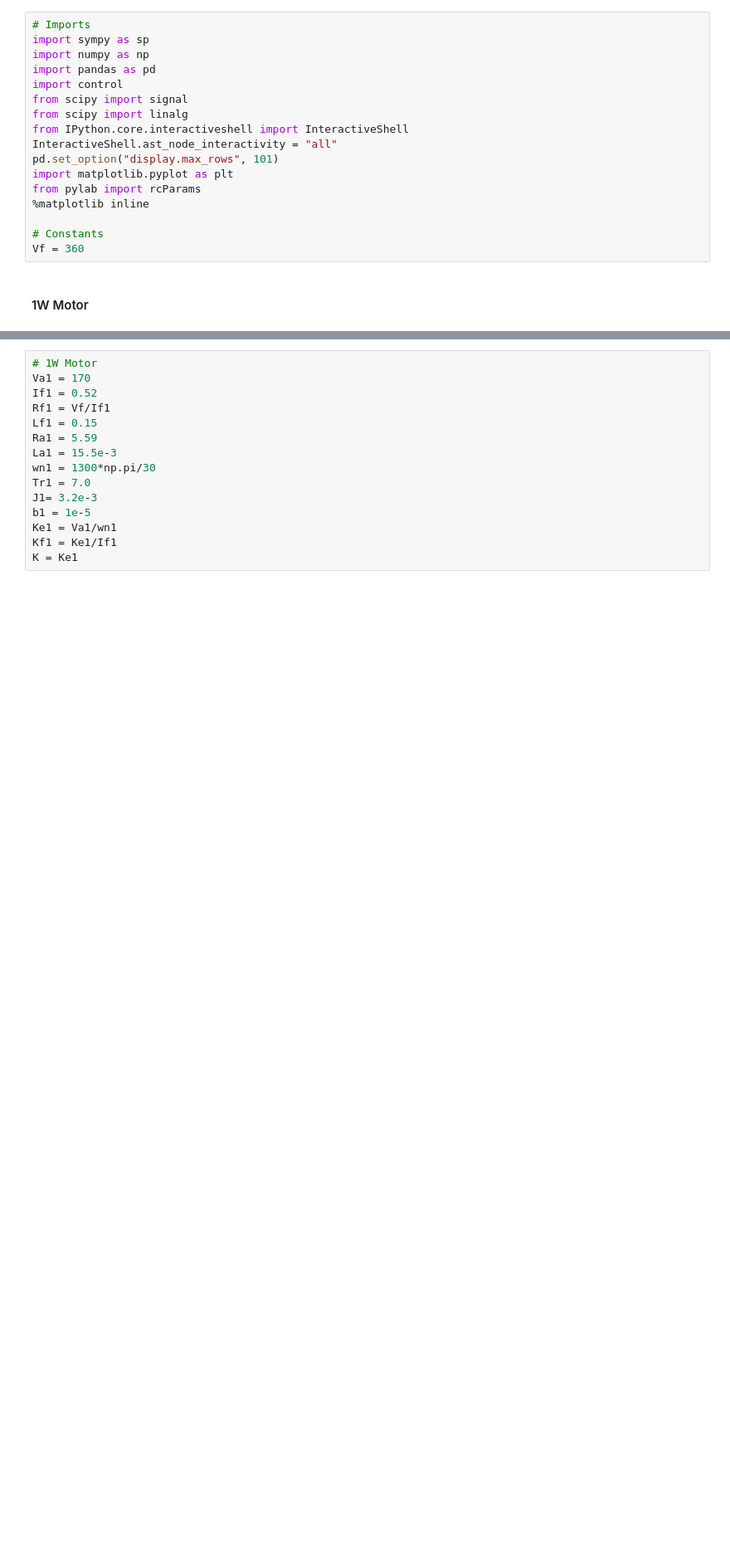
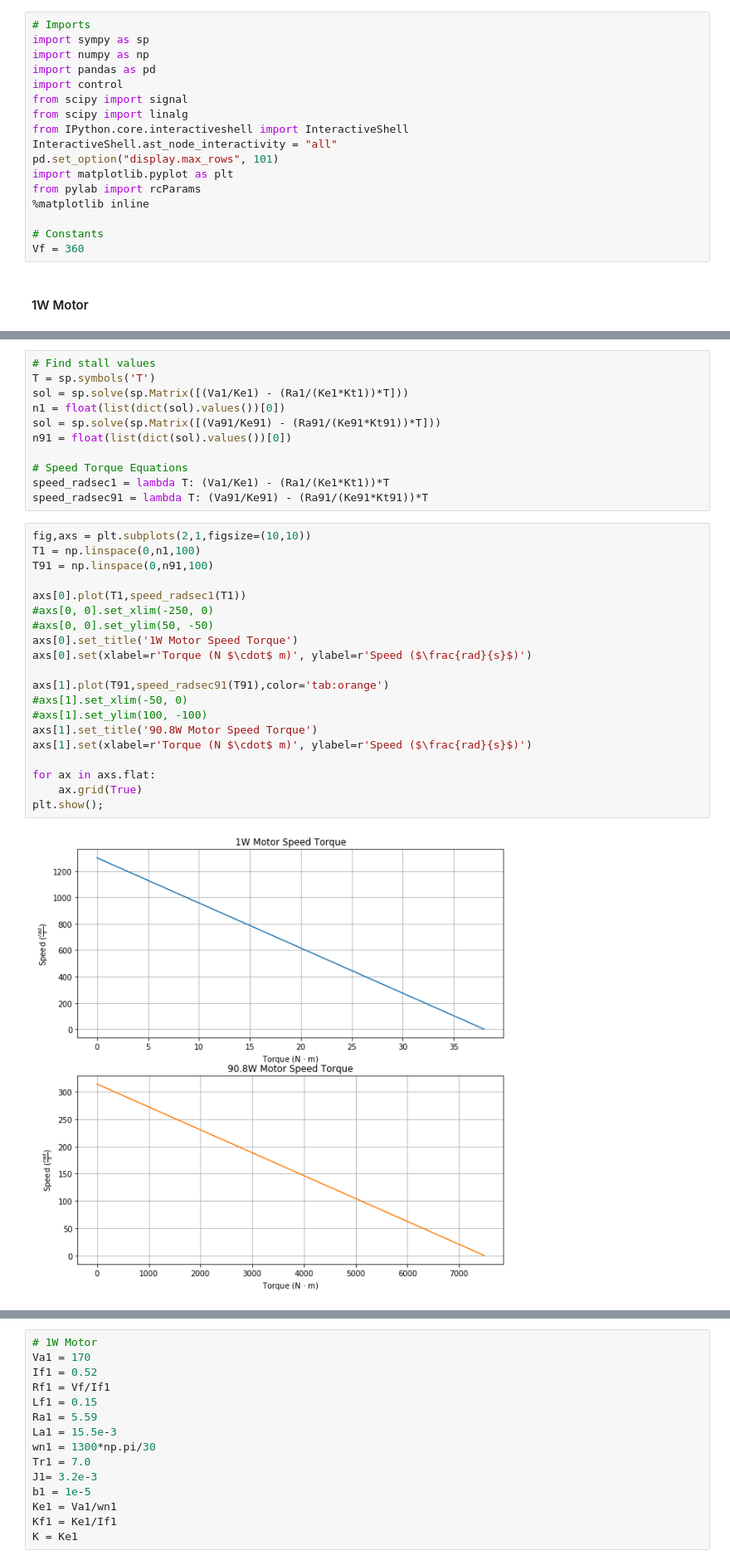
Before and after one commit to kegedy/UWEE560, a Jupyter notebook: hw/kevin/HW01.ipynb, the cells around one changed output, grey strips where cells are left out. Shown at 83% size. Cells and saved outputs as stored; diff of their text form; blank space fills up the shorter version.

```diff
--- a/hw/kevin/HW01.ipynb
+++ b/hw/kevin/HW01.ipynb
@@ -222,0 +356,33 @@ Vf = 360
+# %%
+# Find stall values
+T = sp.symbols('T')
+sol = sp.solve(sp.Matrix([(Va1/Ke1) - (Ra1/(Ke1*Kt1))*T]))
+n1 = float(list(dict(sol).values())[0])
+sol = sp.solve(sp.Matrix([(Va91/Ke91) - (Ra91/(Ke91*Kt91))*T]))
+n91 = float(list(dict(sol).values())[0])
+
+# Speed Torque Equations
+speed_radsec1 = lambda T: (Va1/Ke1) - (Ra1/(Ke1*Kt1))*T
+speed_radsec91 = lambda T: (Va91/Ke91) - (Ra91/(Ke91*Kt91))*T
+# %%
+fig,axs = plt.subplots(2,1,figsize=(10,10))
+T1 = np.linspace(0,n1,100)
+T91 = np.linspace(0,n91,100)
+
+axs[0].plot(T1,speed_radsec1(T1))
+#axs[0, 0].set_xlim(-250, 0)
+#axs[0, 0].set_ylim(50, -50)
+axs[0].set_title('1W Motor Speed Torque')
+axs[0].set(xlabel=r'Torque (N $\cdot$ m)', ylabel=r'Speed ($\frac{rad}{s}$)')
+
+axs[1].plot(T91,speed_radsec91(T91),color='tab:orange')
+#axs[1].set_xlim(-50, 0)
+#axs[1].set_ylim(100, -100)
+axs[1].set_title('90.8W Motor Speed Torque')
+axs[1].set(xlabel=r'Torque (N $\cdot$ m)', ylabel=r'Speed ($\frac{rad}{s}$)')
+
+for ax in axs.flat:
+    ax.grid(True)
+plt.show();
+# %% [output]
+[figure, added]
```
Also changed, not shown: parts of 19 cells of this notebook.
